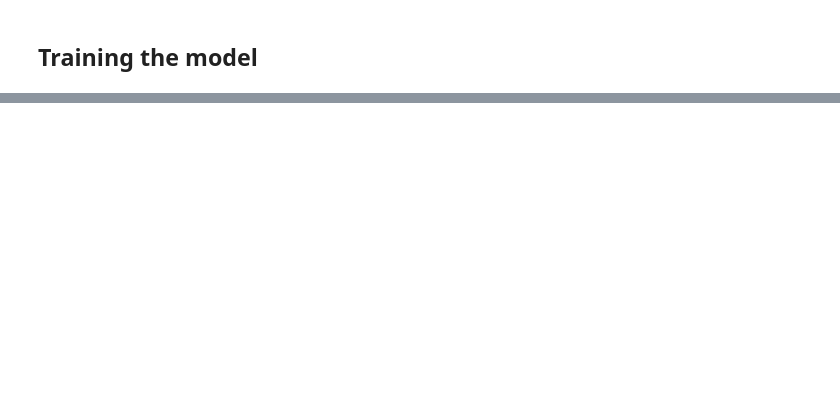
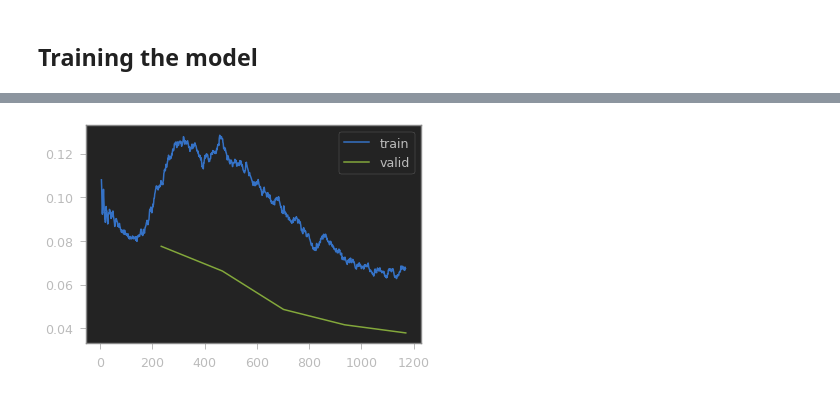
Before and after one commit to aayushmnit/DeepLearningExplorations2, a Jupyter notebook: 1_MLP/MLP using Fastai & Pytorch.ipynb, the cells around one changed output, grey strips where cells are left out. Drawn from its saved outputs; the diff is of its cells as text; code cells hidden in the pictures; blank space fills up the shorter version.

```diff
--- a/1_MLP/MLP using Fastai & Pytorch.ipynb
+++ b/1_MLP/MLP using Fastai & Pytorch.ipynb
@@ -145,0 +98,2 @@ I hope you enjoyed reading, and feel free to use my code to try it out for your
+# %%
+mlp_learner.fit_one_cycle(5,slice(1e-5,5e-3))
@@ -145,0 +107,4 @@ I hope you enjoyed reading, and feel free to use my code to try it out for your
+# %%
+mlp_learner.recorder.plot_loss()
+# %% [output]
+[figure, added]
```
Also changed, not shown: parts of 27 cells of this notebook, 3 other files.
